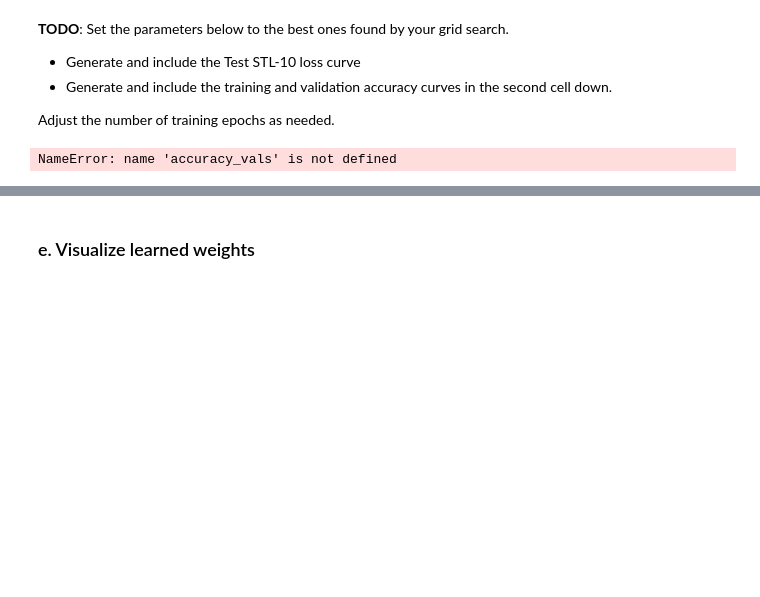
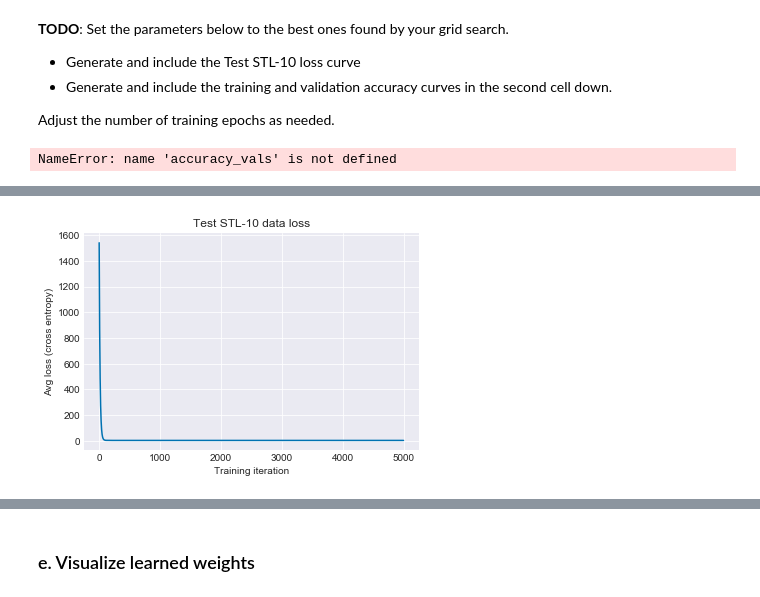
Before and after one commit to ejseal21/NeuralNetworks, a Jupyter notebook: project2/mlp.ipynb, the cells around one changed output, grey strips where cells are left out. Drawn from its saved outputs; the diff is of its cells as text; code cells hidden in the pictures; blank space fills up the shorter version.

```diff
--- a/project2/mlp.ipynb
+++ b/project2/mlp.ipynb
@@ -597,7 +605,8 @@ NameError: name 'accuracy_vals' is not defined
 # Train the net with the bestparam settings
 best_lr = .071
 best_reg = .5
-best_hidden = 100
+best_hidden = 200
+best_mini_batch_sz = 500
 
 bestNet = MLP(x_train.shape[1], best_hidden, 10)
 loss, acc_t, acc_v = bestNet.fit(x_test, y_test, x_val, y_val,
@@ -607,3 +616,4 @@ plt.xlabel('Training iteration')
 plt.ylabel('Avg loss (cross entropy)')
 plt.title('Test STL-10 data loss')
 plt.show()
+# %% [output]
@@ -610,3 +637,4 @@ plt.show()
+[figure, added]
 # %%
 plt.plot(acc_t, label='Training accuracy')
 plt.plot(acc_v, label='Validation accuracy')
```
Also changed, not shown: parts of 6 cells of this notebook.
